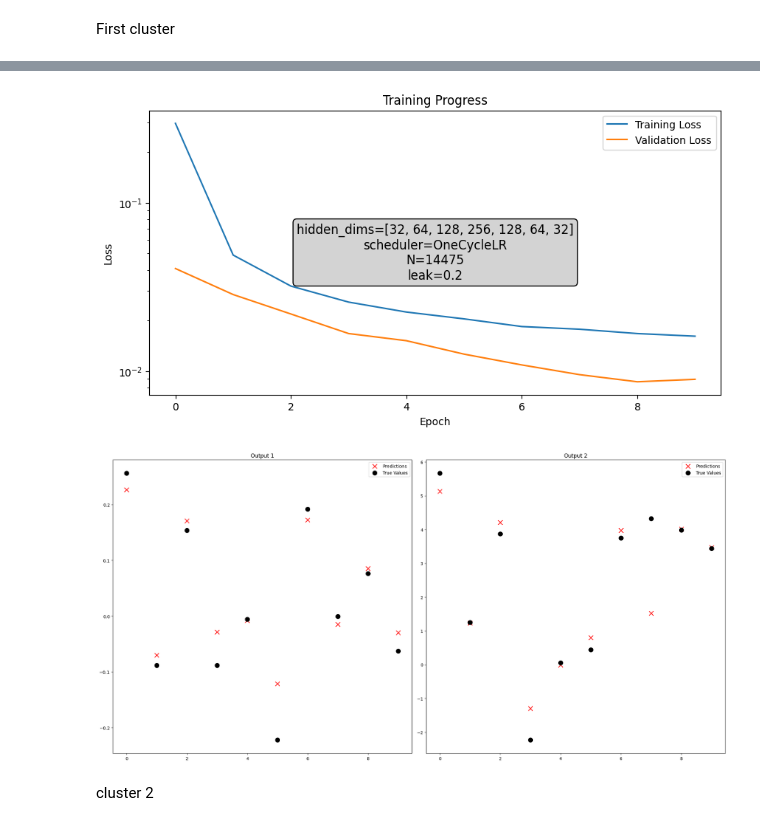
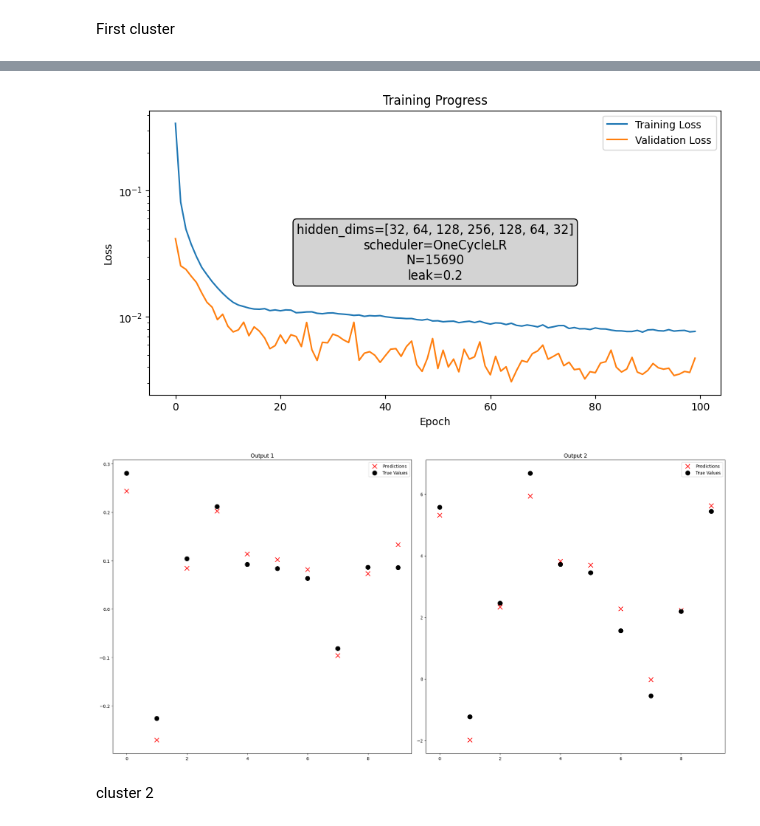
Before and after one commit to larrywu7/electron_optics, a Jupyter notebook: electron_optics_map_seperate_params.ipynb, the cells around one changed output, grey strips where cells are left out. Saved outputs shown, nothing was run; the diff lists cells and outputs as text; code cells hidden in the pictures.

```diff
--- a/electron_optics_map_seperate_params.ipynb
+++ b/electron_optics_map_seperate_params.ipynb
@@ -9,9 +12,10 @@ from model import *
 from load_data import *
 from utils import *
 # %%
-threshold = 1.5
-_,ax,_,_,_,_=trim_scatter(["test_model_data.csv","parallel_test_model_data.csv"], output_values_start=14, output_values_end=15,trim_threshold=threshold,subplot_shape=(1,3),figsize=(20, 5))
+threshold = [2,1.9]
+trim_mode = 'iqr'
+_,ax,_,_,_,_=trim_scatter(["test_model_data.csv","parallel_test_model_data.csv"], output_values_start=14, output_values_end=15,trim_mode=trim_mode,trim_threshold=threshold,subplot_shape=(1,3),figsize=(20, 5))
 # ax[0].set_xlim(0, 100)
 # ax[0].set_ylim(-5, 5)
-_,_,_,_,fig,ax=trim_hist(['test_model_data.csv','parallel_test_model_data.csv'], output_values_start=14, output_values_end=15,trim_threshold=threshold,subplot_shape=(4,4))
+_,_,_,_,fig,ax=trim_hist(['test_model_data.csv','parallel_test_model_data.csv'], output_values_start=14, output_values_end=15,trim_mode=trim_mode,trim_threshold=threshold,subplot_shape=(4,4))
 # %% [output]
@@ -22,11 +26,11 @@ _,_,_,_,fig,ax=trim_hist(['test_model_data.csv','parallel_test_model_data.csv'],
 
 n_voltages = 14     # Number of voltage parameters
 n_output_values = 2 # Number of output values (e.g., magnification, aberration, etc.)
-voltages, output_values =load_data(['parallel_test_model_data.csv','test_model_data.csv'], output_values_start=14, output_values_end=15,trim_threshold=threshold)
+voltages, output_values =load_data(['parallel_test_model_data.csv','test_model_data.csv'], output_values_start=14,trim_mode=trim_mode, output_values_end=15,trim_threshold=threshold)
 # Create and train model
 predictor1 = ElectronOpticsPredictor(input_dim=n_voltages, output_dim=n_output_values,leak=0.2)
 print("Training model...")
-predictor1.train(voltages, output_values, epochs=10, verbose=True,weight_name='best_model1.pth')
+predictor1.train(voltages, output_values, epochs=100, verbose=True,weight_name='best_model1.pth')
 # %% [output]
 Using device: mps
 Training model...
@@ -35,8 +39,8 @@ Training completed. Best validation loss: 0.008639
-[figure, old version]
+[figure, new version]
 # %%
 _,_,all_predictions, all_true_values =plot_inference_comparison(predictor1,n_samples=10,subplot_shape=(1,2))
 # %% [output]
-[figure, old version]
+[figure, new version]
 # %% [markdown]
 cluster 2
 # %%
```
Also changed, not shown: parts of 6 cells of this notebook, 5 other files.
